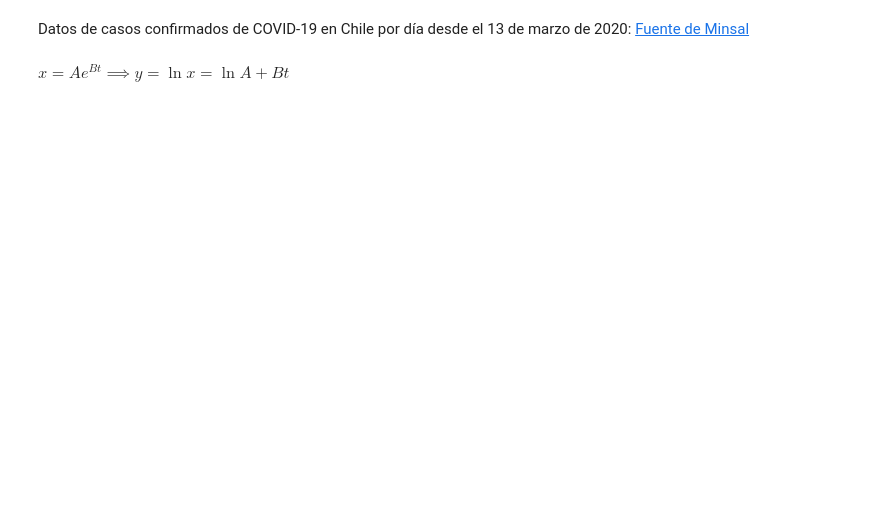
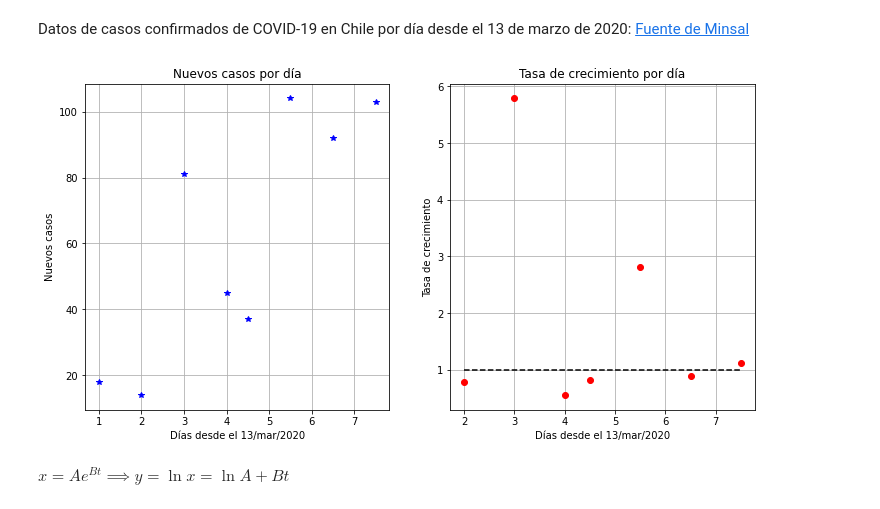
Before and after one commit to DiegoRomanCortes/Regresiones, a Jupyter notebook: proyeccion.ipynb, the cells around one changed output. Saved outputs shown, nothing was run; the diff lists cells and outputs as text; code cells hidden in the pictures; blank space fills up the shorter version.

```diff
--- a/proyeccion.ipynb
+++ b/proyeccion.ipynb
@@ -15,3 +27,22 @@ x = np.array([43, 61, 75, 156, 201, 238, 342, 434]) #casos respectivos totales
+# %%
+plt.figure(figsize=[12,6])
+
+plt.subplot(121)
+plt.title("Nuevos casos por día")
+plt.xlabel("Días desde el 13/mar/2020")
+plt.ylabel("Nuevos casos")
+plt.grid()
+plt.plot(t[1:], delta, "b*")
+
+plt.subplot(122)
+plt.title("Tasa de crecimiento por día")
+plt.xlabel("Días desde el 13/mar/2020")
+plt.ylabel("Tasa de crecimiento")
+plt.plot(t[2:],tasa,"ro")
+plt.plot(t[2:],np.ones(len(t[2:])),"k--")
+plt.grid()
+# %% [output]
+[figure, added]
 # %% [markdown]
 $x = Ae^{Bt} \implies y = \ln{x} = \ln{A} + Bt$
 # %%
```
Also changed, not shown: parts of 6 cells of this notebook.
